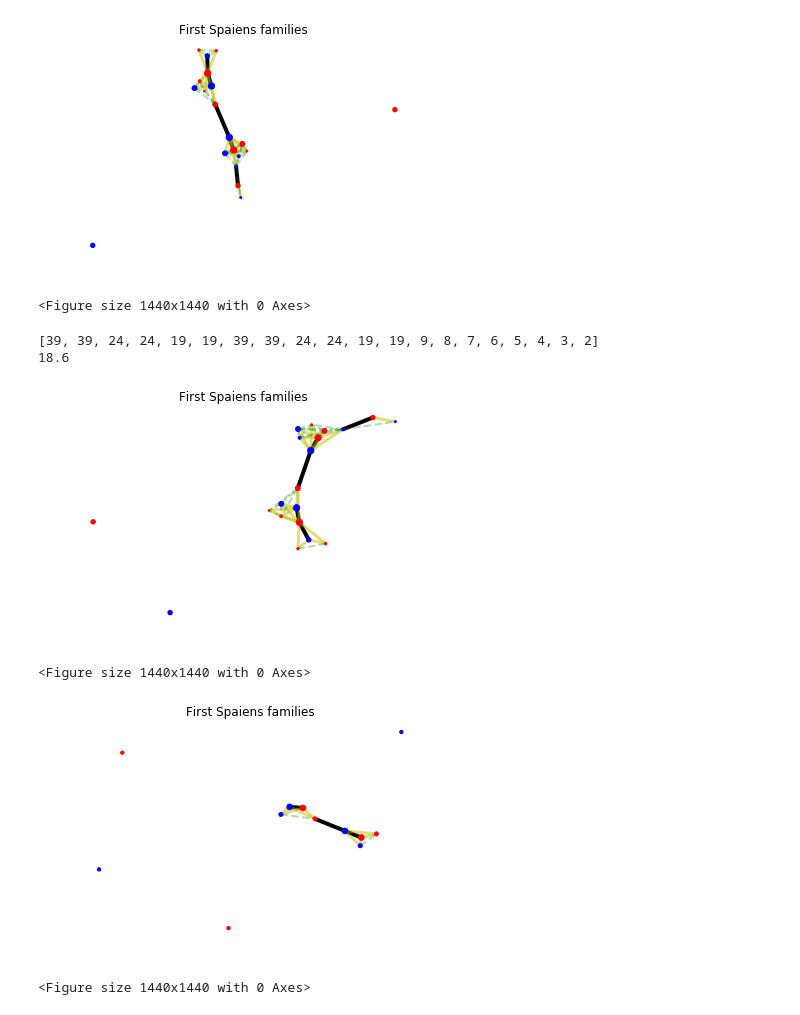
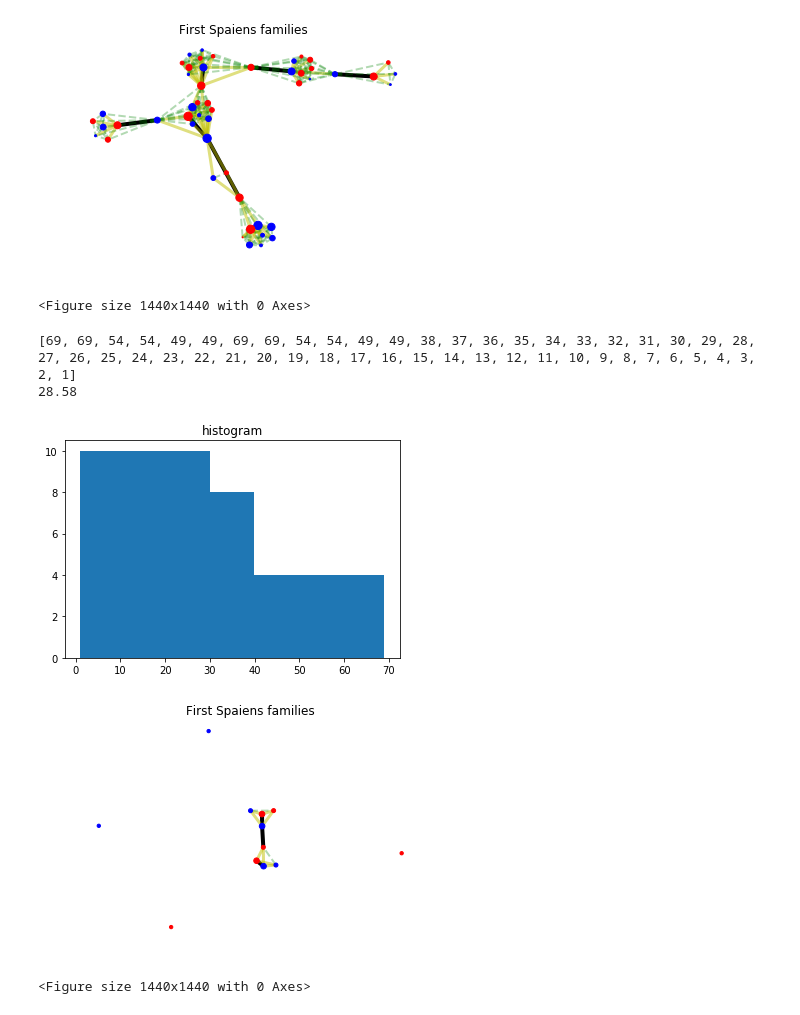
Before and after one commit to galeanojav/Sapiens, a Jupyter notebook: Sapiens_Network_with_death.ipynb, the cells around one changed output. Saved outputs shown, nothing was run; the diff lists cells and outputs as text; code cells hidden in the pictures.

```diff
--- a/Sapiens_Network_with_death.ipynb
+++ b/Sapiens_Network_with_death.ipynb
@@ -100,13 +104,28 @@ def new_birth(new_node,first,vecino):
 
 
 def new_death(old=80):
-    """Function to death nodes in the network. The problem is that we need to reorder
-    the number of the nodes or we need to look for nodes into the correct list """
+    """Function to death nodes in the network. Use a threshold of maximum age, called old  """
 
     global G
     dead = np.random.choice(G.node())
     if  old< (G.node[dead]['age']):
         G.remove_node(dead)
+
+
+def rand_death():
+    """Function to death nodes in the network randomly.
+    De momento no encuentro una manera razonable que dependa de una probabilidad
+    la elección al azar de un nodo. Esta forma hace que mueran muchos nodos y no crece la red"""
+
+    global G
+
+    #edades = [G.node[i]['age'] for i in G.nodes]
+    #media = np.mean(edades)
+    #sigma =5
+
+    dead = np.random.choice(G.node())
+    if  np.random.random() < (1.0/(G.node[dead]['age'])):
+        G.remove_node(dead)
 # %%
 def stat_net():
     print(G.number_of_nodes())
@@ -121,10 +140,8 @@ Plot_network(G)
 <Figure size 1440x1440 with 0 Axes>
 # %%
-"""Al añadir new_death(), tiene problemas ya que las selecciones
-se hacían sobre números consecutivos. Al quitar números intermedios se dejan huecos, que
-al hacer la selección dan errores. """
 
-while G.number_of_nodes()<20:
+
+while G.number_of_nodes()<50:
 
 
     # Elijo un nodo al azar de la red
@@ -153,9 +170,11 @@ while G.number_of_nodes()<20:
             #print('New_birth')
             new_node = np.max(list(G.nodes()))+1
             #print(new_node)
+            update_age()
             new_birth(new_node,first,vecino)
+
             #Plot_network(G)
-            update_age()
+
 
         else:
             pass
@@ -170,31 +189,36 @@ while G.number_of_nodes()<20:
         if G.node[first]['sex'] != G.node[second]['sex']:
             # Polygamy is permited
             G.add_edge(second, first, weight=1.5)
+            new_node = np.max(list(G.nodes()))+1
+            update_age()
+            new_birth(new_node,first,second)
 
     old_age=70
     new_death(old_age)
+    #rand_death()
 
 
 Plot_network(G)
 # %% [output]
-[figure, old version]
+[figure, new version]
 <Figure size 1440x1440 with 0 Axes>
 # %%
 mediada = [G.node[i]['age'] for i in G.nodes]
 print(mediada)
 print(np.mean(mediada))
-Plot_network(G)
+hist(mediada, bins=7)
+title("histogram")
+show()
 # %% [output]
-[39, 39, 24, 24, 19, 19, 39, 39, 24, 24, 19, 19, 9, 8, 7, 6, 5, 4, 3, 2]
-18.6
+[69, 69, 54, 54, 49, 49, 69, 69, 54, 54, 49, 49, 38, 37, 36, 35, 34, 33, 32, 31, 30, 29, 28, 27, 26, 25, 24, 23, 22, 21, 20, 19, 18, 17, 16, 15, 14, 13, 12, 11, 10, 9, 8, 7, 6, 5, 4, 3, 2, 1]
+28.58
-[figure, old version]
+[figure, new version]
-<Figure size 1440x1440 with 0 Axes>
 # %%
 Initial_Set()
 Union_set()
 Plot_network(G)
 # %% [output]
-[figure, old version]
+[figure, new version]
 <Figure size 1440x1440 with 0 Axes>
 # %%
 first = np.random.choice(G.nodes())
```
Also changed, not shown: parts of 9 cells of this notebook.
